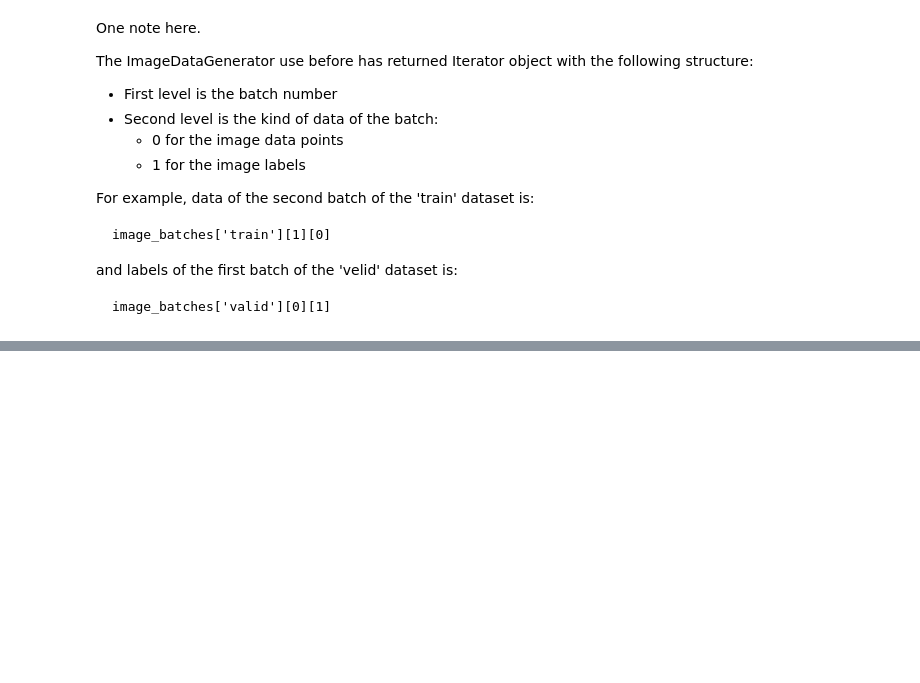
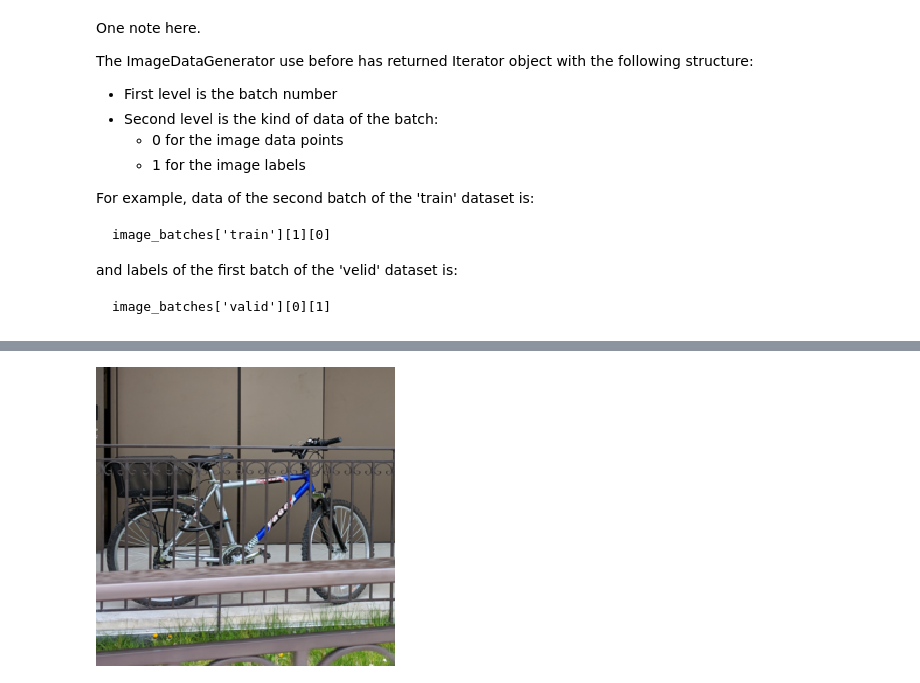
Before and after one commit to xnicolovici/machine_learning, a Jupyter notebook: notebooks/Course No 4/11. Course project/01 - Feature extraction.ipynb, the cells around one changed output, grey strips where cells are left out. Cells and saved outputs as stored; diff of their text form; code cells hidden in the pictures; blank space fills up the shorter version.

```diff
--- a/notebooks/Course No 4/11. Course project/01 - Feature extraction.ipynb
+++ b/notebooks/Course No 4/11. Course project/01 - Feature extraction.ipynb
@@ -92,7 +92,7 @@ from tensorflow.keras.preprocessing.image import ImageDataGenerator
 import os
 
 # Some constant
-BATCH_SIZE=64
+BATCH_SIZE=32
 
 # Create image generators for each dataset
 image_batches=dict()
@@ -135,9 +135,9 @@ import tensorflow_hub as hub
 MODEL_URL="https://tfhub.dev/google/imagenet/inception_v3/feature_vector/1"
 
 # Build placeholder shape from our global constant
-PLACEHOLDER_SHAPE=[None]
-PLACEHOLDER_SHAPE.extend(IMAGE_SIZE)
-PLACEHOLDER_SHAPE.append(IMAGE_COLOR_SPACE_DIM)
+PLACEHOLDER_SHAPE=(None, IMAGE_SIZE[0], IMAGE_SIZE[1], IMAGE_COLOR_SPACE_DIM)
+
+FEATURE_SIZE=2048
 
 # Create graph
 img_graph = tf.Graph()
@@ -246,0 +262,15 @@ img
+# %%
+# Add contant values before saving
+data_dict['constant']={
+    'DATASET_NAME': DATASET_NAME,
+    'IMAGE_SIZE': IMAGE_SIZE,
+    'IMAGE_ORIGINAL_SIZE': IMAGE_ORIGINAL_SIZE,
+    'IMAGE_COLOR_SPACE': IMAGE_COLOR_SPACE,
+    'IMAGE_COLOR_SPACE_DIM': IMAGE_COLOR_SPACE_DIM,
+    'IMAGE_LABELS': IMAGE_LABELS,
+    'IMAGE_NB_LABELS': IMAGE_NB_LABELS,
+    'FEATURE_SIZE': FEATURE_SIZE,
+}
+
+# Save to an NPZ file
+np.savez_compressed(os.path.join('data','data.npz'), data_dict)
@@ -246,0 +285,7 @@ img
+# %%
+# Use Image.fromarray() method to build a displayable img object
+# Print the 6th image from the train dataset
+img = Image.fromarray(np.array(data_dict['train']['data'][5]*255, dtype=np.uint8), IMAGE_COLOR_SPACE)
+img
+# %% [output]
+[figure, added]
```
Also changed, not shown: parts of 14 cells of this notebook, 2 other files.
